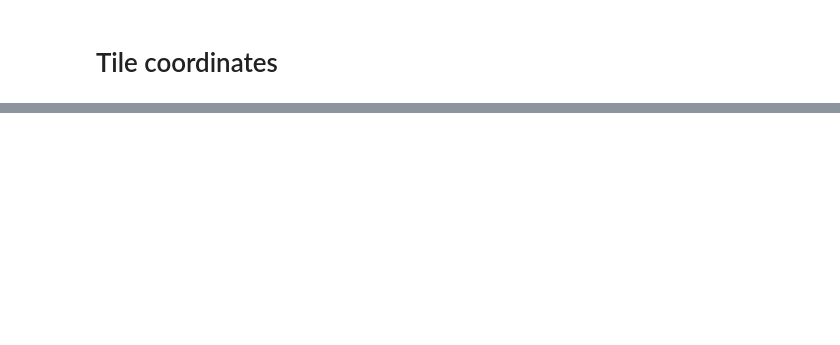
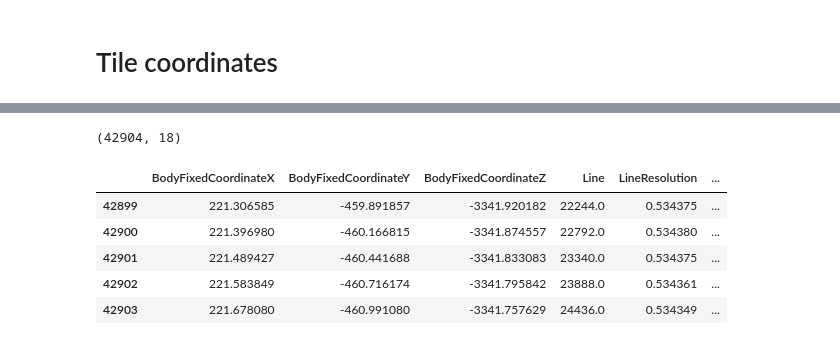
Before and after one commit to michaelaye/planet4, a Jupyter notebook: notebooks/ground_projection.ipynb, the cells around one changed output, grey strips where cells are left out. Drawn from its saved outputs; the diff is of its cells as text; code cells hidden in the pictures; blank space fills up the shorter version.

```diff
--- a/notebooks/ground_projection.ipynb
+++ b/notebooks/ground_projection.ipynb
@@ -407,0 +436,15 @@ coords.to_csv('/Users/klay6683/Dropbox/data/planet4/p4_analysis/for_chase/inca_t
+# %%
+coords = pd.read_csv(savename)
+# %%
+coords.shape
+# %% [output]
+(42904, 18)
+# %%
+coords.tail()
+# %% [output]
+|  | BodyFixedCoordinateX | BodyFixedCoordinateY | BodyFixedCoordinateZ | Line | LineResolution | ... |
+| 42899 | 221.306585 | -459.891857 | -3341.920182 | 22244.0 | 0.534375 | ... |
+| 42900 | 221.396980 | -460.166815 | -3341.874557 | 22792.0 | 0.534380 | ... |
+| 42901 | 221.489427 | -460.441688 | -3341.833083 | 23340.0 | 0.534375 | ... |
+| 42902 | 221.583849 | -460.716174 | -3341.795842 | 23888.0 | 0.534361 | ... |
+| 42903 | 221.678080 | -460.991080 | -3341.757629 | 24436.0 | 0.534349 | ... |
```
Also changed, not shown: parts of 102 cells of this notebook, 2 other files.
